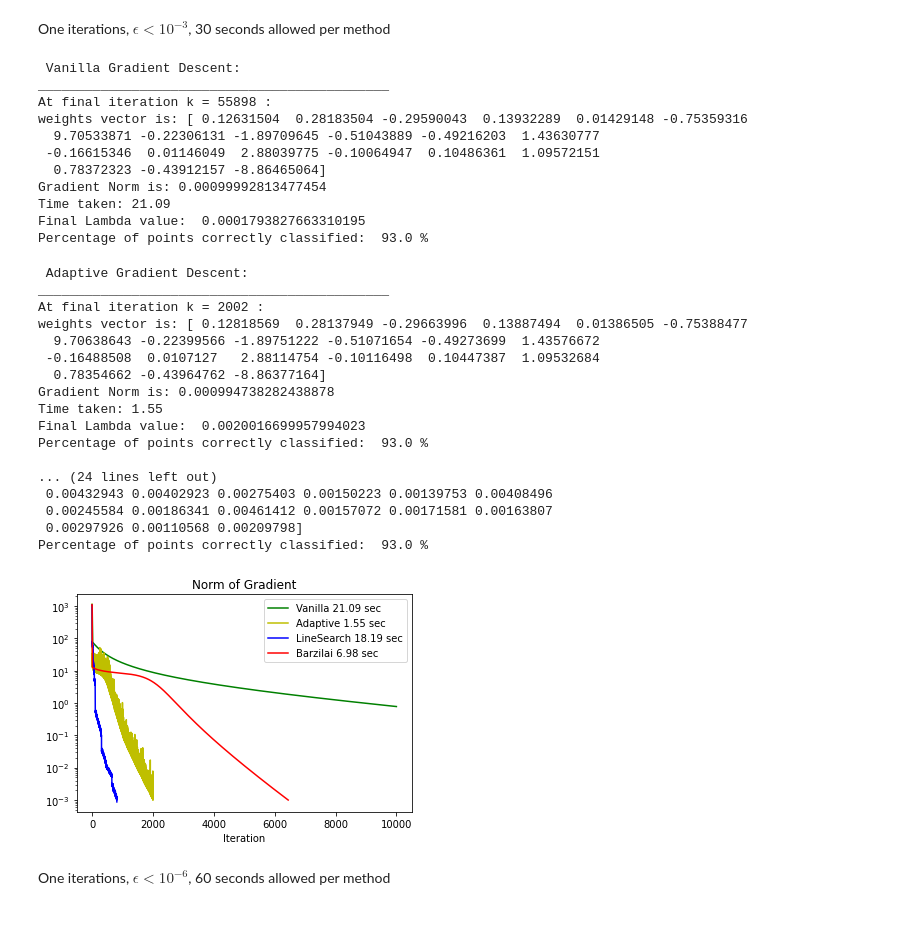
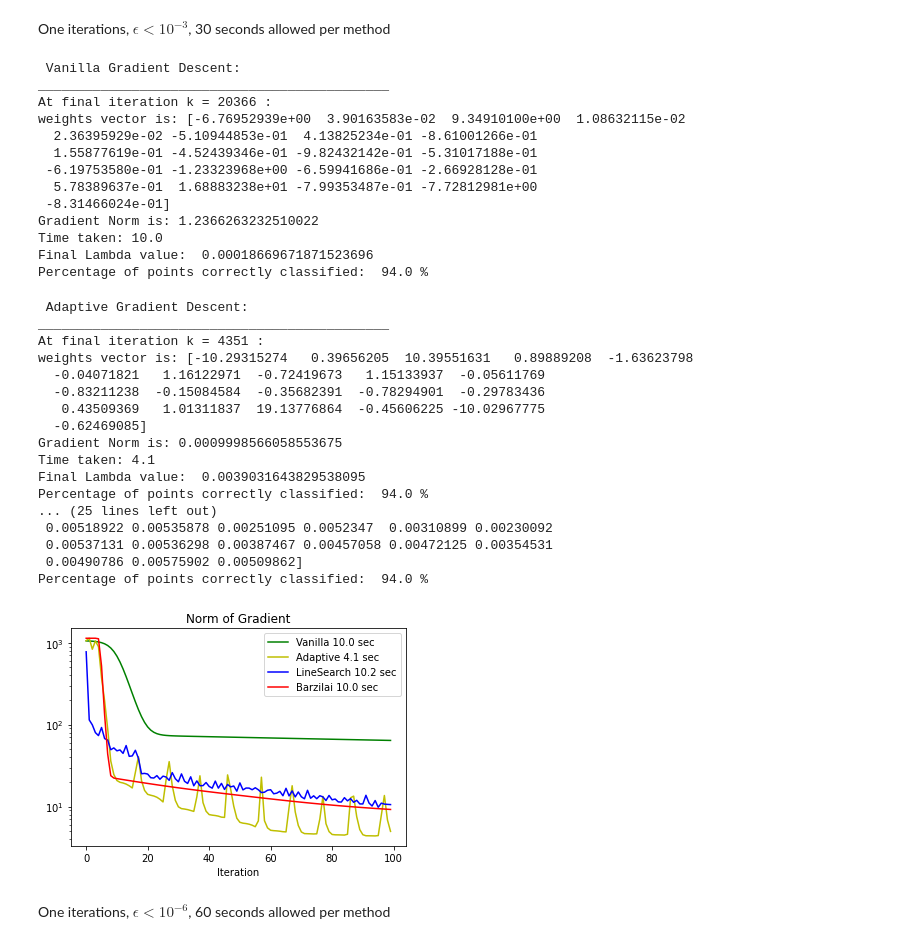
Before and after one commit to Swanchris/c_swan_research, a Jupyter notebook: 2_LogReg_clean.ipynb, the cells around one changed output. Saved outputs shown, nothing was run; the diff lists cells and outputs as text; code cells hidden in the pictures.

```diff
--- a/2_LogReg_clean.ipynb
+++ b/2_LogReg_clean.ipynb
@@ -44,8 +76,10 @@ class logRegGD:
         norm_X = 1 - ((maxs - X)/rng)
         return norm_X
 
+
+
     def generate(self, samples, test_size): # generates sample data
-        sample_data = ds(n_samples=samples)
+        sample_data = Make(n_samples=samples, random_state = 13)
         augmented_data = np.concatenate((np.array([[1]*len(sample_data[0])]).T,\
                                          self.normalise(sample_data[0])), axis =1)
         entire_set = list(sample_data)
@@ -216,6 +250,7 @@ class logRegGD:
         plt.xlabel('Iteration')
         plt.legend(loc='best')
         plt.title(label = 'Norm of Gradient') # in domain [{}, {}]'.format(0, 600 ) )
+        plt.savefig('logregplt.png', dpi=100)
         plt.show()
     def PrintResults(self):
         print('At final iteration k =', len(self.gr_list), ':')
@@ -526,43 +563,45 @@ Percentage of points correctly classified:  86.0 %
 # %% [markdown]
 One iterations, $ \epsilon < 10^{-3}$, 30 seconds allowed per method
 # %%
-G = logRegGD(1e-3 , 30, 10**4)
+G = logRegGD(1e-3 , 10, 100)
 G.generate(1000, 0.1)
 G.Vanilla()
 G.Adaptive()
 G.LineSearch()
 G.Barzilai()
 G.PrintPlots()
 # %% [output]
  Vanilla Gradient Descent:
 _____________________________________________
-At final iteration k = 55898 :
-weights vector is: [ 0.12631504  0.28183504 -0.29590043  0.13932289  0.01429148 -0.75359316
-  9.70533871 -0.22306131 -1.89709645 -0.51043889 -0.49216203  1.43630777
- -0.16615346  0.01146049  2.88039775 -0.10064947  0.10486361  1.09572151
-  0.78372323 -0.43912157 -8.86465064]
-Gradient Norm is: 0.00099992813477454
-Time taken: 21.09
-Final Lambda value:  0.0001793827663310195
-Percentage of points correctly classified:  93.0 %
+At final iteration k = 20366 :
+weights vector is: [-6.76952939e+00  3.90163583e-02  9.34910100e+00  1.08632115e-02
+  2.36395929e-02 -5.10944853e-01  4.13825234e-01 -8.61001266e-01
+  1.55877619e-01 -4.52439346e-01 -9.82432142e-01 -5.31017188e-01
+ -6.19753580e-01 -1.23323968e+00 -6.59941686e-01 -2.66928128e-01
+  5.78389637e-01  1.68883238e+01 -7.99353487e-01 -7.72812981e+00
+ -8.31466024e-01]
+Gradient Norm is: 1.2366263232510022
+Time taken: 10.0
+Final Lambda value:  0.00018669671871523696
+Percentage of points correctly classified:  94.0 %
  Adaptive Gradient Descent:
 _____________________________________________
-At final iteration k = 2002 :
-weights vector is: [ 0.12818569  0.28137949 -0.29663996  0.13887494  0.01386505 -0.75388477
-  9.70638643 -0.22399566 -1.89751222 -0.51071654 -0.49273699  1.43576672
- -0.16488508  0.0107127   2.88114754 -0.10116498  0.10447387  1.09532684
-  0.78354662 -0.43964762 -8.86377164]
-Gradient Norm is: 0.000994738282438878
-Time taken: 1.55
-Final Lambda value:  0.0020016699957994023
-Percentage of points correctly classified:  93.0 %
-
-... (24 lines left out)
- 0.00432943 0.00402923 0.00275403 0.00150223 0.00139753 0.00408496
- 0.00245584 0.00186341 0.00461412 0.00157072 0.00171581 0.00163807
- 0.00297926 0.00110568 0.00209798]
-Percentage of points correctly classified:  93.0 %
+At final iteration k = 4351 :
+weights vector is: [-10.29315274   0.39656205  10.39551631   0.89889208  -1.63623798
+  -0.04071821   1.16122971  -0.72419673   1.15133937  -0.05611769
+  -0.83211238  -0.15084584  -0.35682391  -0.78294901  -0.29783436
+   0.43509369   1.01311837  19.13776864  -0.45606225 -10.02967775
+  -0.62469085]
+Gradient Norm is: 0.0009998566058553675
+Time taken: 4.1
+Final Lambda value:  0.0039031643829538095
+Percentage of points correctly classified:  94.0 %
+... (25 lines left out)
+ 0.00518922 0.00535878 0.00251095 0.0052347  0.00310899 0.00230092
+ 0.00537131 0.00536298 0.00387467 0.00457058 0.00472125 0.00354531
+ 0.00490786 0.00575902 0.00509862]
+Percentage of points correctly classified:  94.0 %
-[figure, old version]
+[figure, new version]
 # %% [markdown]
 One iterations, $ \epsilon < 10^{-6}$, 60 seconds allowed per method
 # %%
```
Also changed, not shown: parts of 8 cells of this notebook, 42 other files.
